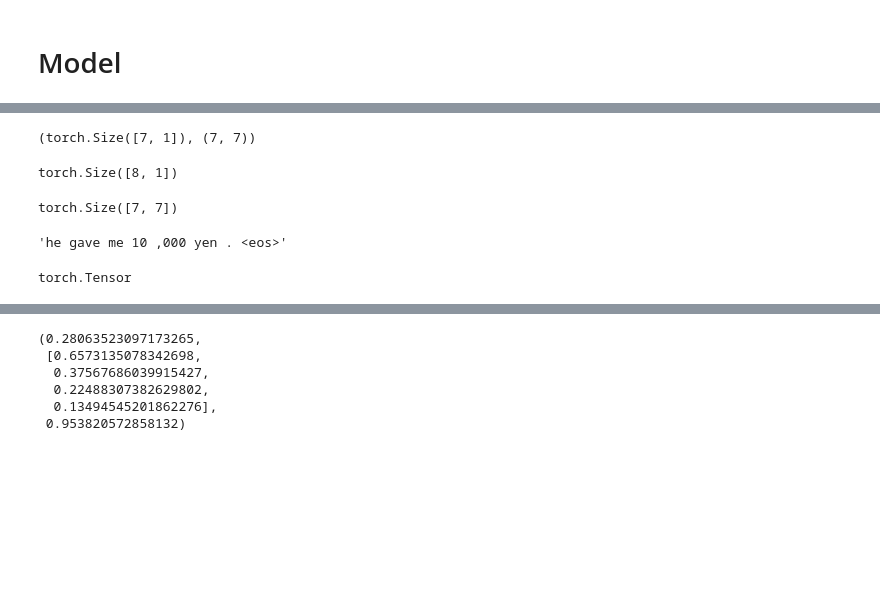
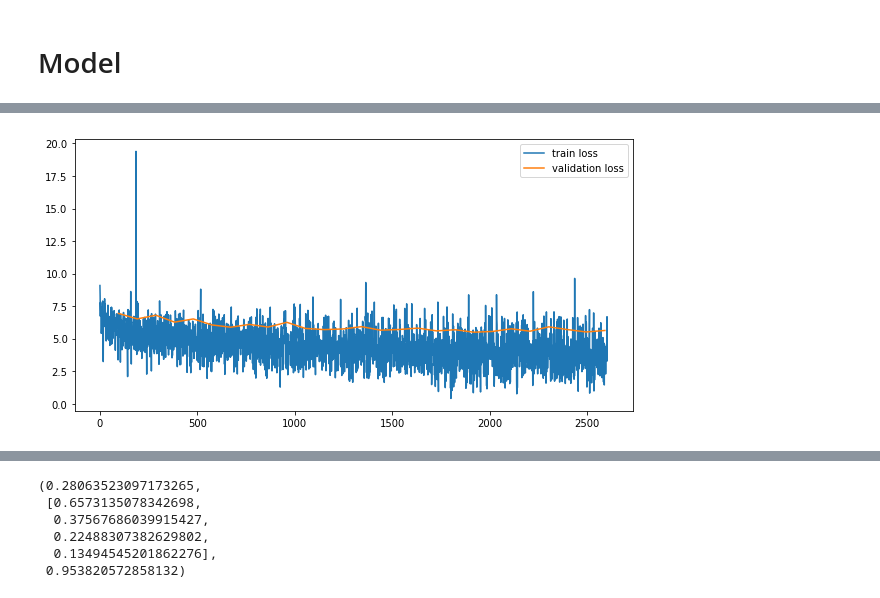
Before and after one commit to kdrivas/wsd-seq2seq, a Jupyter notebook: Step 2 - Conv lstm.ipynb, the cells around one changed output, grey strips where cells are left out. Drawn from its saved outputs; the diff is of its cells as text; code cells hidden in the pictures; blank space fills up the shorter version.

```diff
--- a/Step 2 - Conv lstm.ipynb
+++ b/Step 2 - Conv lstm.ipynb
@@ -59,0 +44,2 @@ matrixes_test = np.array(input_matrixes[60000:])
+# %%
+input_lang, output_lang, train_syntax, test_syntax, pairs_train, pairs_test= prepare_data(max_length=MAX_LENGTH, dir_train=DIR_TRAIN, dir_test=DIR_TEST, return_trees=True)
@@ -60,3 +54,5 @@ matrixes_test = np.array(input_matrixes[60000:])
+# %%
+pairs_train = np.array(pairs_train)
 # %% [markdown]
 # Train
 # %%
@@ -73,11 +69,11 @@ def train(input_batches, target_batches, input_matrixes,\
     encoder_hidden = encoder.init_hidden(1)
     encoder_outputs, encoder_hidden = encoder(input_batches, encoder_hidden)
 
-    encoder_outputs = nn.LeakyReLU()(gcn(encoder_outputs.squeeze(1), input_matrixes).unsqueeze(1))
+    encoder_outputs = nn.ReLU()(gcn(encoder_outputs.squeeze(1), input_matrixes).unsqueeze(1))
     decoder_hidden = encoder_hidden
     #print(encoder_outputs.shape, state.shape)
 
-    decoder_context = Variable(torch.zeros(1, decoder.hidden_size))
+    decoder_context = Variable(torch.zeros(1, 1))
     #decoder_hidden = encoder_hidden
     # set the start of the sentences of the batch
     decoder_input = torch.LongTensor([input_lang.vocab.stoi['<sos>']] * 1)
@@ -134,7 +130,7 @@ def train(input_batches, target_batches, input_matrixes,\
 # Model
 # %%
 attn_model = 'general'
-hidden_size = 512
+hidden_size = 256
 emb_size = 300
 n_layers = 2
 dropout_p = 0.1
@@ -142,8 +138,8 @@ seed = 12
 teacher_forcing_ratio = 0.5
 clip = 5.0
 
-n_epochs = 20
-batch_size = 128
+n_epochs = 60
+batch_size = 100
 # %%
 torch.manual_seed(seed)
 np.random.seed(seed)
@@ -408,21 +307,21 @@ matrix([[0.5       , 0.5       , 0.        , 0.        , 0.        ,
-# %%
-ix = 0
-input_batches[ix].shape, input_matrixes[ix][0].shape
-# %% [output]
-(torch.Size([7, 1]), (7, 7))
-# %%
-input_var.shape
-# %% [output]
-torch.Size([8, 1])
-# %%
-input_matrix.shape
-# %% [output]
-torch.Size([7, 7])
-# %%
-' '.join([input_lang.vocab.itos[w] for w in input_var])
-# %% [output]
-'he gave me 10 ,000 yen . <eos>'
-# %%
-type(input_matrix)
-# %% [output]
-torch.Tensor
+# %%
+import matplotlib.pyplot as plt
+from matplotlib import rcParams
+
+def show_plot(points):
+    plt.figure()
+    fig, ax = plt.subplots()
+    loc = ticker.MultipleLocator(base=1) # put ticks at regular intervals
+    ax.yaxis.set_major_locator(loc)
+    plt.plot(points)
+
+def plot_losses(train_loss, val_loss, scale):
+    plt.figure(figsize=(10,5))
+    plt.plot(train_loss)
+    plt.plot([(x + 1) * scale - 1 for x in range(len(val_loss))], val_loss)
+    plt.legend(['train loss', 'validation loss'])
+
+rcParams['figure.figsize'] = (15, 10)
+plot_losses(train_losses, validation_losses, int(len(train_losses) / len(validation_losses)))
+# %% [output]
+[figure, added]
```
Also changed, not shown: parts of 16 cells of this notebook, 19 other files.
